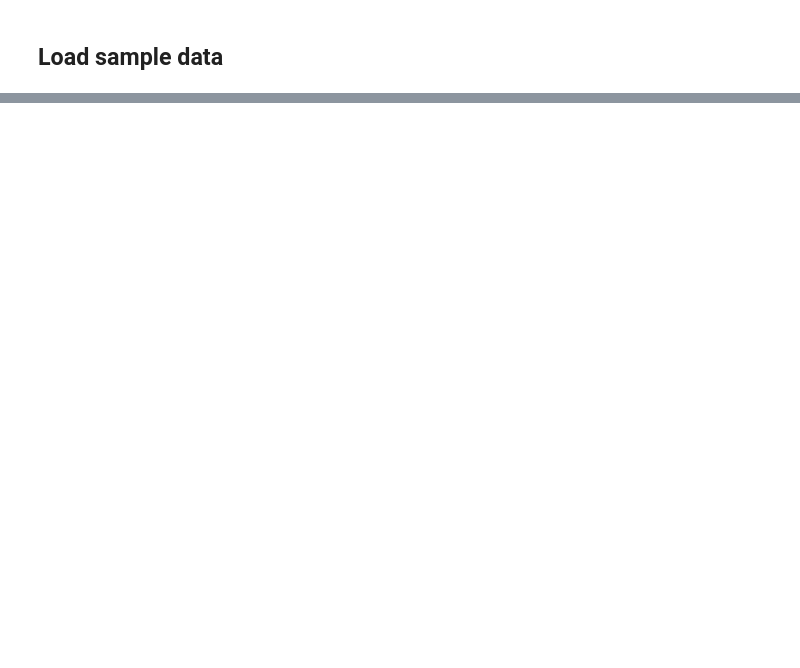
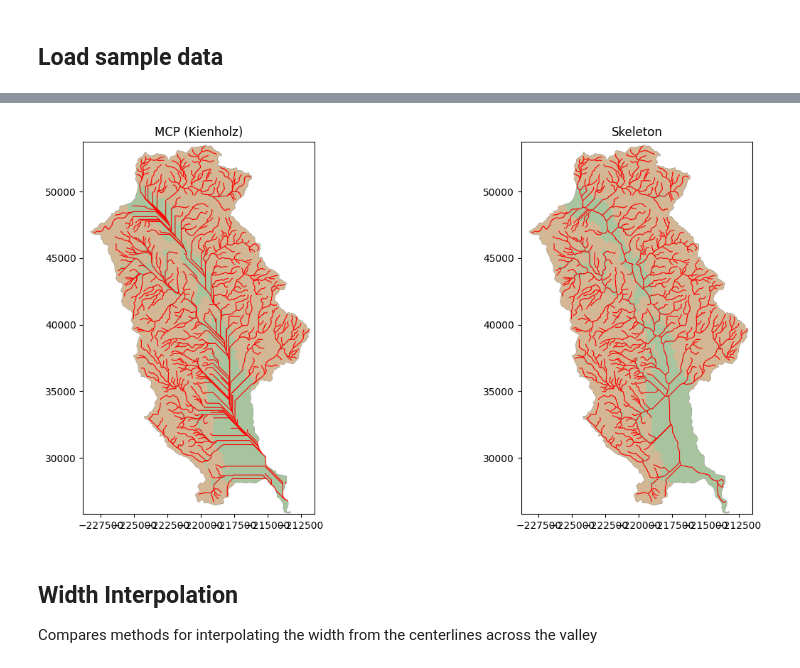
Before and after one commit to avkoehl/valley-axis, a Jupyter notebook: examples/valley_axis_demo.ipynb, the cells around one changed output, grey strips where cells are left out. Cells and saved outputs as stored; diff of their text form; code cells hidden in the pictures; blank space fills up the shorter version.

```diff
--- a/examples/valley_axis_demo.ipynb
+++ b/examples/valley_axis_demo.ipynb
@@ -87,0 +103,24 @@ plt.show()
+# %%
+centerlines_mcp, _ = va.get_centerlines(dem, region, flowlines, method="mcp")
+centerlines_skeleton, _ = va.get_centerlines(dem, region, flowlines, method="skeleton")
+# %%
+fig, axes = plt.subplots(1, 2, figsize=(14, 6))
+
+for ax, gdf, title in zip(
+    axes,
+    [centerlines_mcp, centerlines_skeleton],
+    ["MCP (Kienholz)", "Skeleton"],
+):
+    plot_region(ax, region)
+    gdf.plot(ax=ax, color="red", linewidth=0.8)
+    ax.set_title(title)
+    ax.set_aspect("equal")
+
+plt.tight_layout()
+plt.show()
+# %% [output]
+[figure, added]
+# %% [markdown]
+## Width Interpolation
+
+Compares methods for interpolating the width from the centerlines across the valley
```
Also changed, not shown: parts of 12 cells of this notebook, 16 other files.
